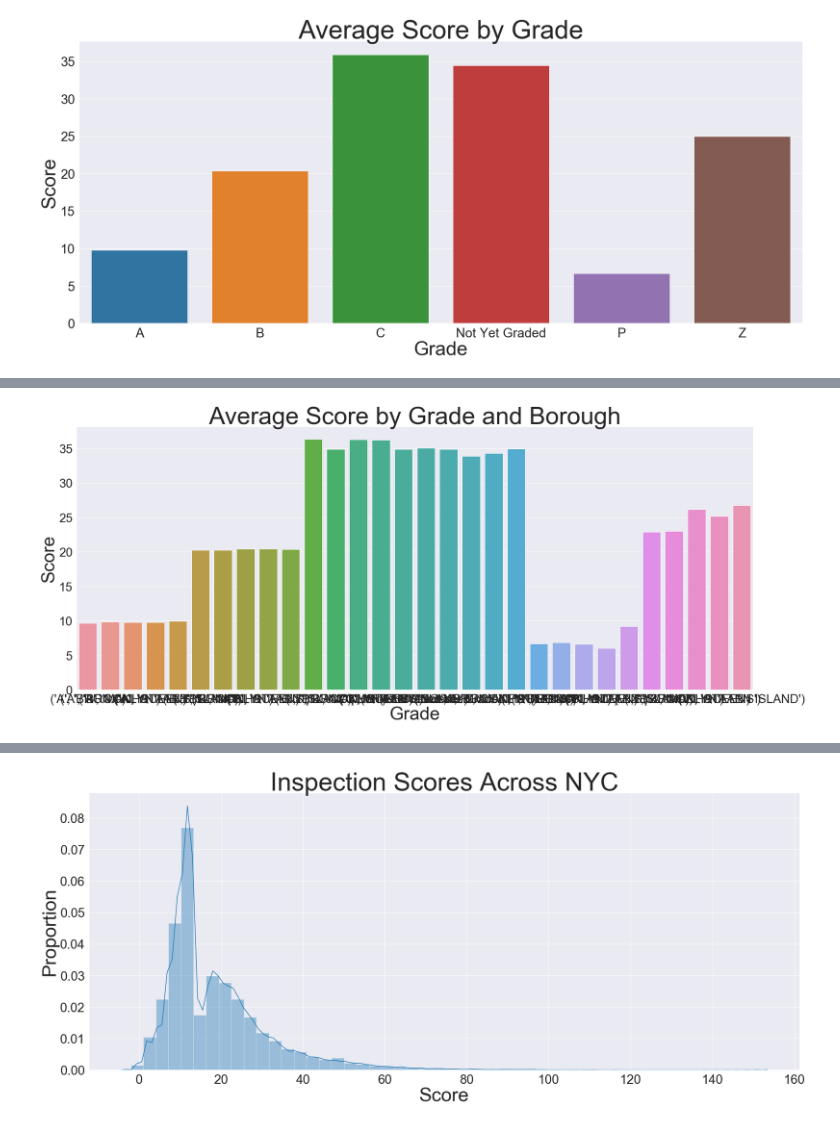
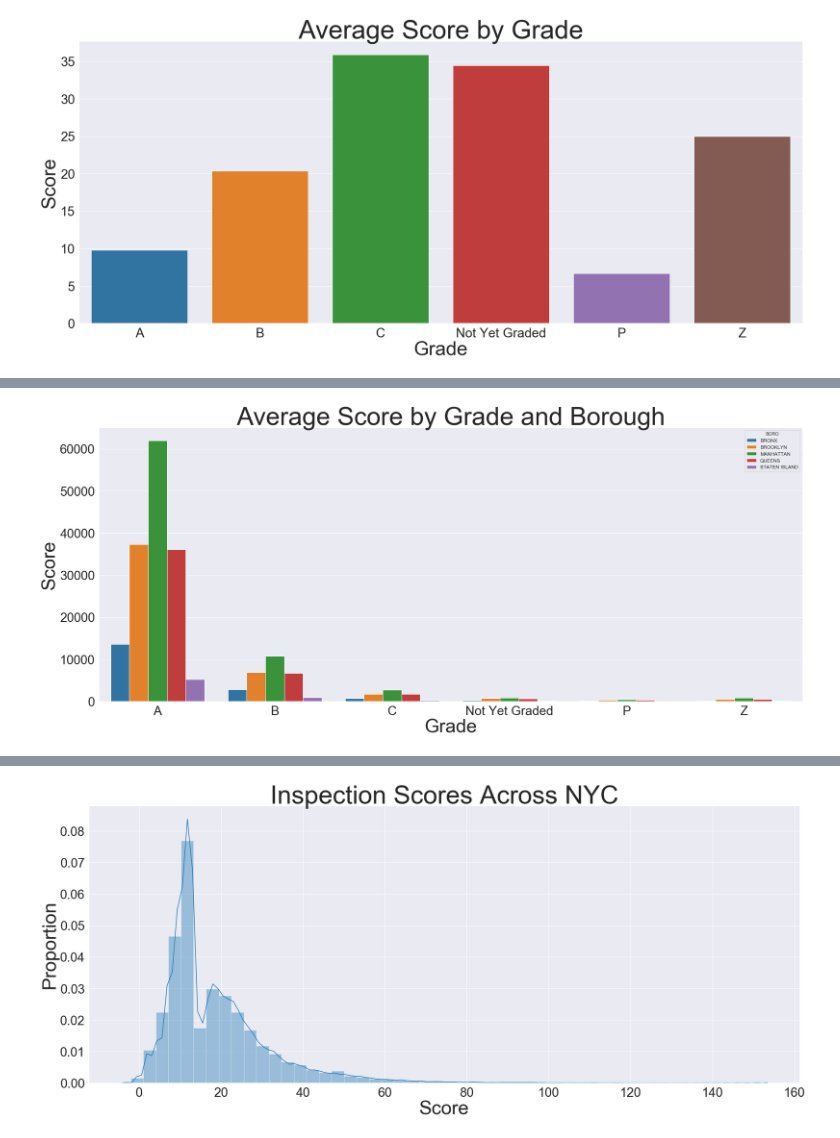
Before and after one commit to lzheng15/insight-data-challenges, a Jupyter notebook: Data Challenge Due Feb 15.ipynb, the cells around one changed output, grey strips where cells are left out. Drawn from its saved outputs; the diff is of its cells as text; code cells hidden in the pictures.

```diff
--- a/Data Challenge Due Feb 15.ipynb
+++ b/Data Challenge Due Feb 15.ipynb
@@ -286,0 +232,10 @@ sns.barplot(x=res_xtab.index,y='Z', data=res_xtab)
+# %%
+sns.set_style('darkgrid')
+sns.set_context("notebook", font_scale=1.05)
+plt.figure(figsize=(30,12))
+ax=sns.barplot(x=res_xtab.index,y='Z', data=res_xtab)
+ax.set_title("Number of Restaurants by Borough", fontsize=60)
+ax.set_xlabel("Borough", fontsize=45)
+ax.set_ylabel("Number", fontsize=45)
+ax.tick_params(labelsize=30)
+plt.savefig("borough.png")
@@ -381,2 +321,14 @@ ax.tick_params(labelsize=30)
 # %% [output]
 [figure]
+# %%
+sns.set_style('darkgrid')
+sns.set_context("notebook", font_scale=1.05)
+plt.figure(figsize=(30,12))
+ax=sns.barplot(x='GRADE',y='SCORE', hue='BORO', data=groupedata)
+ax.set_title("Average Score by Grade and Borough", fontsize=60)
+ax.set_xlabel("Grade", fontsize=45)
+ax.set_ylabel("Score", fontsize=45)
+ax.tick_params(labelsize=30)
+plt.setp(ax.get_legend().get_texts(), fontsize='22') # for legend text
+plt.setp(ax.get_legend().get_title(), fontsize='22') # for legend title
+plt.savefig("grade_borough.png")
@@ -382,0 +337,4 @@ ax.tick_params(labelsize=30)
+# %%
+boro_grade=pd.DataFrame(restos.groupby(['GRADE', 'BORO'])['SCORE'].count())
+boro_grade=boro_grade.reset_index()
+boro_grade
@@ -382,0 +359,12 @@ ax.tick_params(labelsize=30)
+# %%
+sns.set_style('darkgrid')
+sns.set_context("notebook", font_scale=1.05)
+plt.figure(figsize=(30,12))
+ax=sns.barplot(x='BORO',y='SCORE', hue='GRADE', data=boro_grade)
+ax.set_title("Scores by Grade and Borough", fontsize=60)
+ax.set_xlabel("Grade", fontsize=45)
+ax.set_ylabel("Number of Ratings Given", fontsize=45)
+ax.tick_params(labelsize=30)
+plt.setp(ax.get_legend().get_texts(), fontsize='32') # for legend text
+plt.setp(ax.get_legend().get_title(), fontsize='32') # for legend title
+plt.savefig("grade_borough2.png")
@@ -383,12 +373,12 @@ ax.tick_params(labelsize=30)
 # %%
 sns.set_style('darkgrid')
 sns.set_context("notebook", font_scale=1.05)
 plt.figure(figsize=(30,12))
-ax=sns.barplot(x=groupedata.index,y='SCORE', data=groupedata)
+ax=sns.barplot(x='GRADE',y='SCORE', hue='BORO', data=boro_grade)
 ax.set_title("Average Score by Grade and Borough", fontsize=60)
 ax.set_xlabel("Grade", fontsize=45)
 ax.set_ylabel("Score", fontsize=45)
 ax.tick_params(labelsize=30)
-#plt.savefig("startups_byyear.png")
+#plt.savefig("grade_borough.png")
 # %% [output]
-[figure, old version]
+[figure, new version]
```
Also changed, not shown: parts of 34 cells of this notebook.
